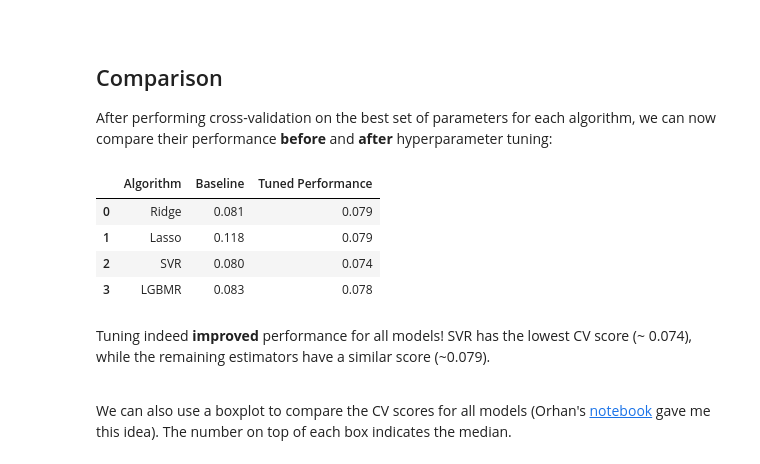
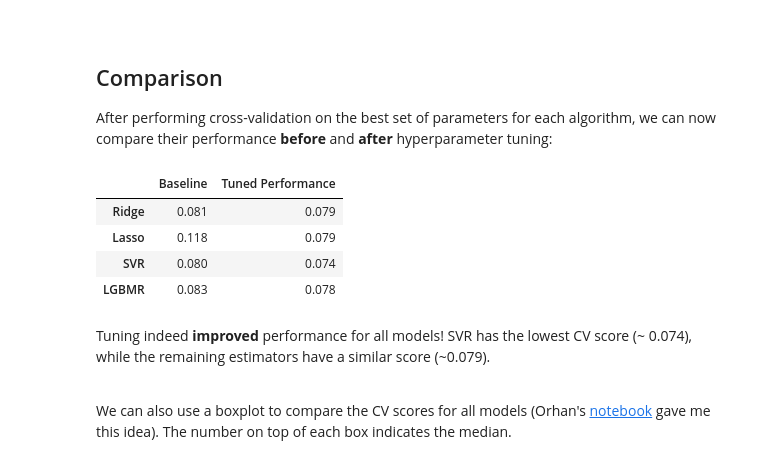
Before and after one commit to KOrfanakis/Housing_Prices_Regression, a Jupyter notebook: 02-Preprocessing_and_Predictions.ipynb, the cells around one changed output. Cells and saved outputs as stored; diff of their text form; code cells hidden in the pictures.

```diff
--- a/02-Preprocessing_and_Predictions.ipynb
+++ b/02-Preprocessing_and_Predictions.ipynb
@@ -87,5 +118,5 @@ warnings.filterwarnings('ignore')
 # %%
-pd.set_option('precision', 3)
+pd.set_option('display.precision', 3)
 
 %config InlineBackend.figure_format = 'retina'  # Enable retina display
 
@@ -965,21 +1003,21 @@ Fitting 5 folds for each of 243 candidates, totalling 1215 fits
 
 After performing cross-validation on the best set of parameters for each algorithm, we can now compare their performance **before** and **after** hyperparameter tuning:
 # %%
-cv_tuned_mean = [np.mean(list(cv_tuned.items())[i][1]) for i in range(len(cv_tuned))]
+cv_tuned_mean = [
+    np.mean(list(cv_tuned.items())[i][1]) for i in range(len(cv_tuned))
+]
 
-cv_total = pd.DataFrame({
-    'Algorithm': names,
-    'Baseline': cv_base_mean,
-    'Tuned Performance': cv_tuned_mean
-})
+cv_total = pd.DataFrame({'Baseline': cv_base_mean,
+                         'Tuned Performance': cv_tuned_mean},
+                        index=names)
 
-cv_total.style.highlight_min(color='lightskyblue', axis=1)
+cv_total.style.highlight_min(color='lightskyblue', axis=1).format('{:.3f}')
 # %% [output]
-|  | Algorithm | Baseline | Tuned Performance |
-| 0 | Ridge | 0.081 | 0.079 |
-| 1 | Lasso | 0.118 | 0.079 |
-| 2 | SVR | 0.080 | 0.074 |
-| 3 | LGBMR | 0.083 | 0.078 |
+|  | Baseline | Tuned Performance |
+| Ridge | 0.081 | 0.079 |
+| Lasso | 0.118 | 0.079 |
+| SVR | 0.080 | 0.074 |
+| LGBMR | 0.083 | 0.078 |
 # %% [markdown]
 Tuning indeed **improved** performance for all models! SVR has the lowest CV score (~ 0.074), while the remaining estimators have a similar score (~0.079).
 
```
Also changed, not shown: parts of 11 cells of this notebook.
